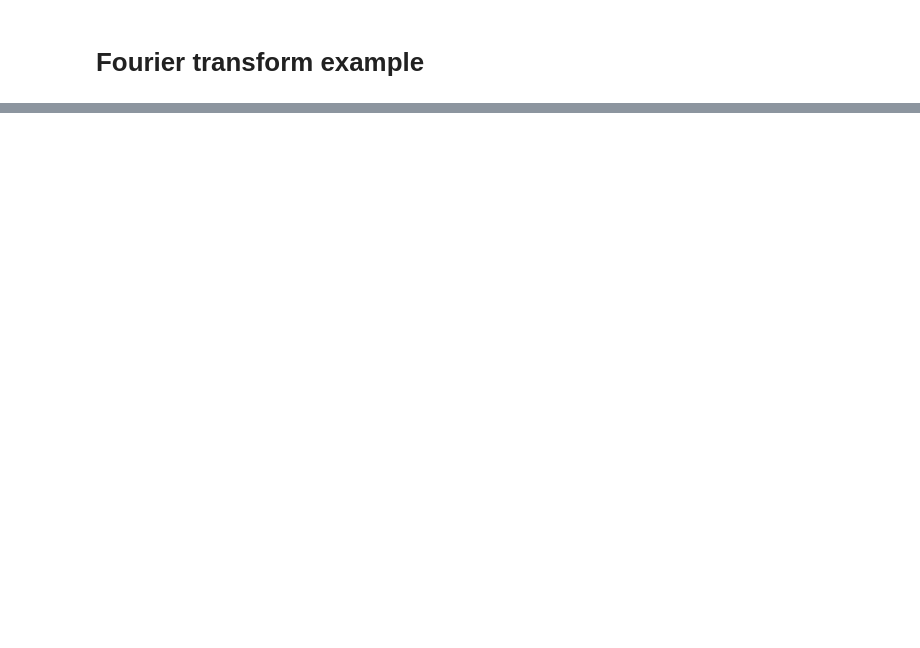
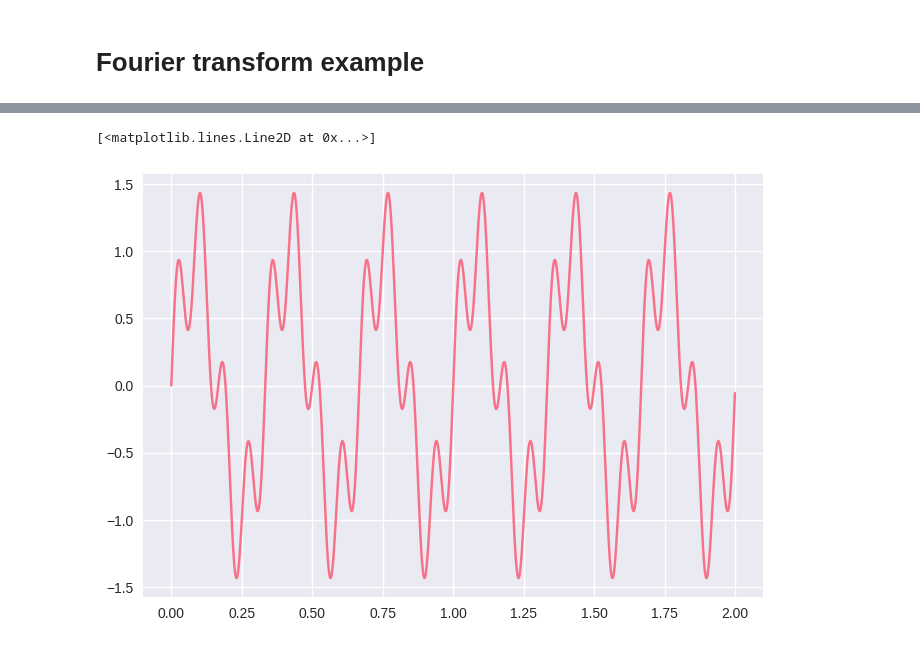
Before and after one commit to TAUforPython/wavelets, a Jupyter notebook: example DFT discrete Fourier transform.ipynb, the cells around one changed output, grey strips where cells are left out. Cells and saved outputs as stored; diff of their text form; code cells hidden in the pictures; blank space fills up the shorter version.

```diff
--- a/example DFT discrete Fourier transform.ipynb
+++ b/example DFT discrete Fourier transform.ipynb
@@ -451,0 +137,9 @@ print("Эти осцилляции уменьшаются с увеличени
+# %%
+waveletname = 'db4'
+dwt_coeffs = pywt.wavedec(y, waveletname, level=5)
+# %%
+y_idwt = pywt.waverec(dwt_coeffs, wavelet = waveletname, mode = 'zero')
+plt.plot(t,y_idwt)
+# %% [output]
+[<matplotlib.lines.Line2D at 0x...>]
+[figure, added]
```
Also changed, not shown: parts of 20 cells of this notebook.
